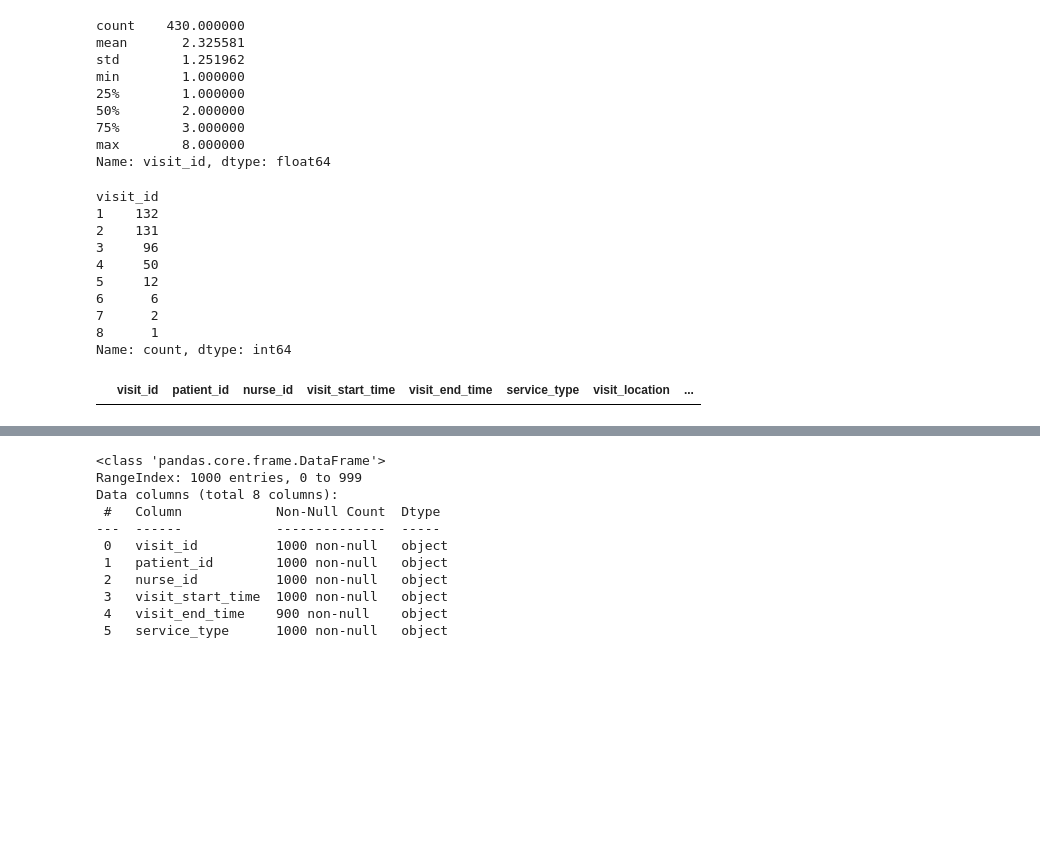
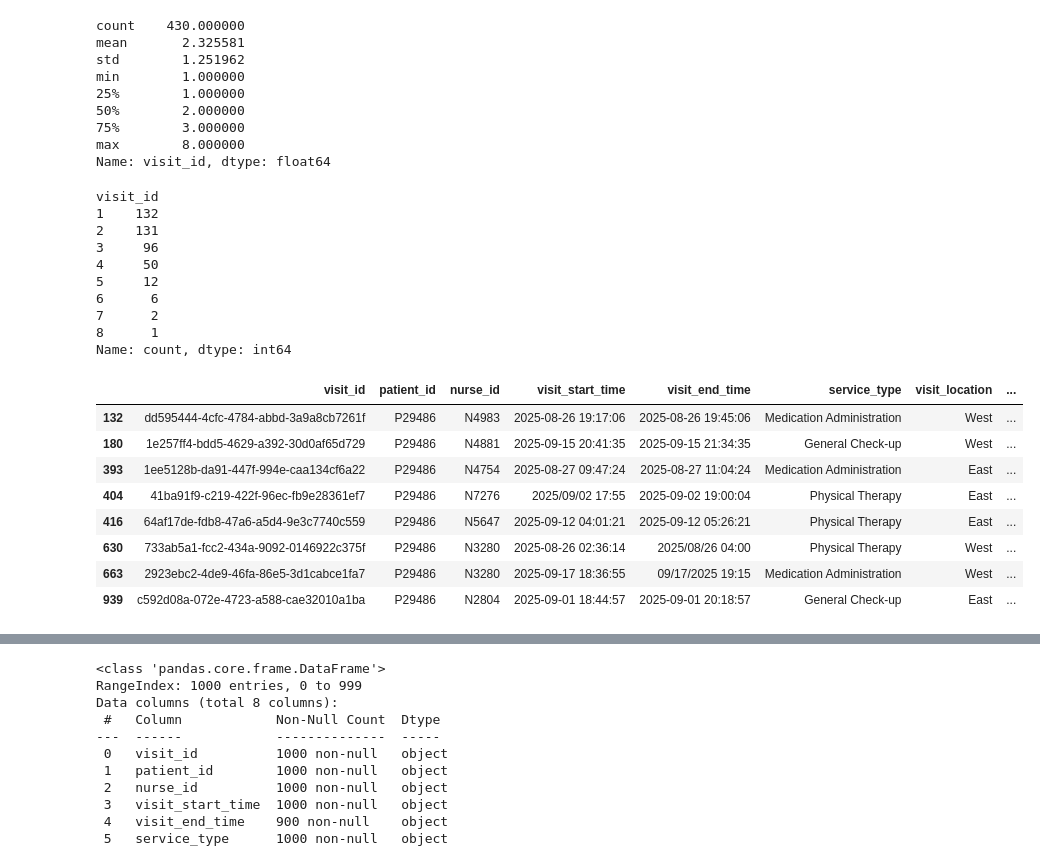
Before and after one commit to lsrgc/LittleSteps, a Jupyter notebook: notebooks/02_EDA.ipynb, the cells around one changed output, grey strips where cells are left out. Saved outputs shown, nothing was run; the diff lists cells and outputs as text; code cells hidden in the pictures; blank space fills up the shorter version.

```diff
--- a/notebooks/02_EDA.ipynb
+++ b/notebooks/02_EDA.ipynb
@@ -107,22 +111,30 @@ Name: visit_id, dtype: float64
 # %%
 # check how visit distributed and the most visited patient
 # probably the location should be at most 2 per client
 visit_counts = df.groupby("patient_id")["visit_id"].nunique()
 print(visit_counts.value_counts().sort_index())
-patients_many_visits = visit_counts[visit_counts > 9].index
+patients_many_visits = visit_counts[visit_counts == visit_counts.max()].index
 df[df["patient_id"].isin(patients_many_visits)]
 # %% [output]
 visit_id
 1    132
 2    131
 3     96
 4     50
 5     12
 6      6
 7      2
 8      1
 Name: count, dtype: int64
 |  | visit_id | patient_id | nurse_id | visit_start_time | visit_end_time | service_type | visit_location | ... |
+| 132 | dd595444-4cfc-4784-abbd-3a9a8cb7261f | P29486 | N4983 | 2025-08-26 19:17:06 | 2025-08-26 19:45:06 | Medication Administration | West | ... |
+| 180 | 1e257ff4-bdd5-4629-a392-30d0af65d729 | P29486 | N4881 | 2025-09-15 20:41:35 | 2025-09-15 21:34:35 | General Check-up | West | ... |
+| 393 | 1ee5128b-da91-447f-994e-caa134cf6a22 | P29486 | N4754 | 2025-08-27 09:47:24 | 2025-08-27 11:04:24 | Medication Administration | East | ... |
+| 404 | 41ba91f9-c219-422f-96ec-fb9e28361ef7 | P29486 | N7276 | 2025/09/02 17:55 | 2025-09-02 19:00:04 | Physical Therapy | East | ... |
+| 416 | 64af17de-fdb8-47a6-a5d4-9e3c7740c559 | P29486 | N5647 | 2025-09-12 04:01:21 | 2025-09-12 05:26:21 | Physical Therapy | East | ... |
+| 630 | 733ab5a1-fcc2-434a-9092-0146922c375f | P29486 | N3280 | 2025-08-26 02:36:14 | 2025/08/26 04:00 | Physical Therapy | West | ... |
+| 663 | 2923ebc2-4de9-46fa-86e5-3d1cabce1fa7 | P29486 | N3280 | 2025-09-17 18:36:55 | 09/17/2025 19:15 | Medication Administration | West | ... |
+| 939 | c592d08a-072e-4723-a588-cae32010a1ba | P29486 | N2804 | 2025-09-01 18:44:57 | 2025-09-01 20:18:57 | General Check-up | East | ... |
 # %%
 # histgram for the visit per patient
 sns.histplot(visit_counts)
```
Also changed, not shown: parts of 13 cells of this notebook, 7 other files.
